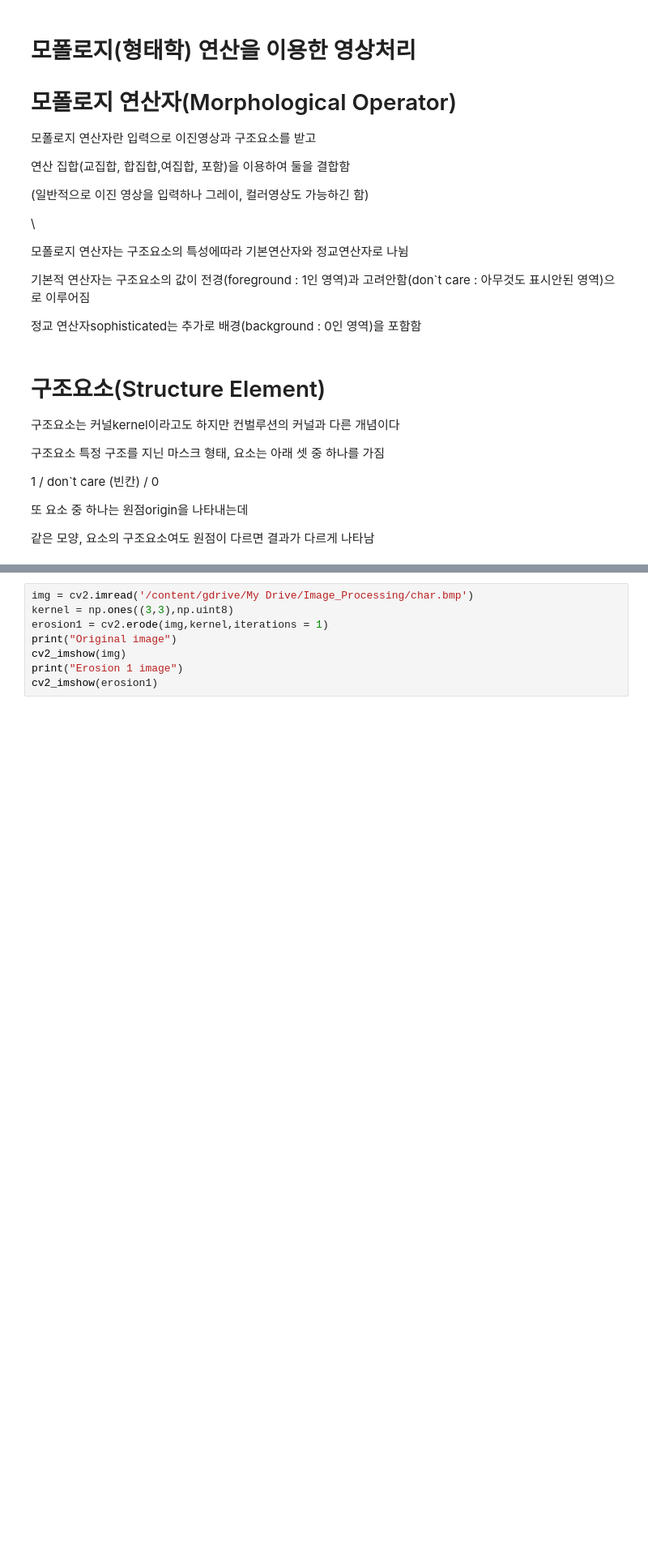
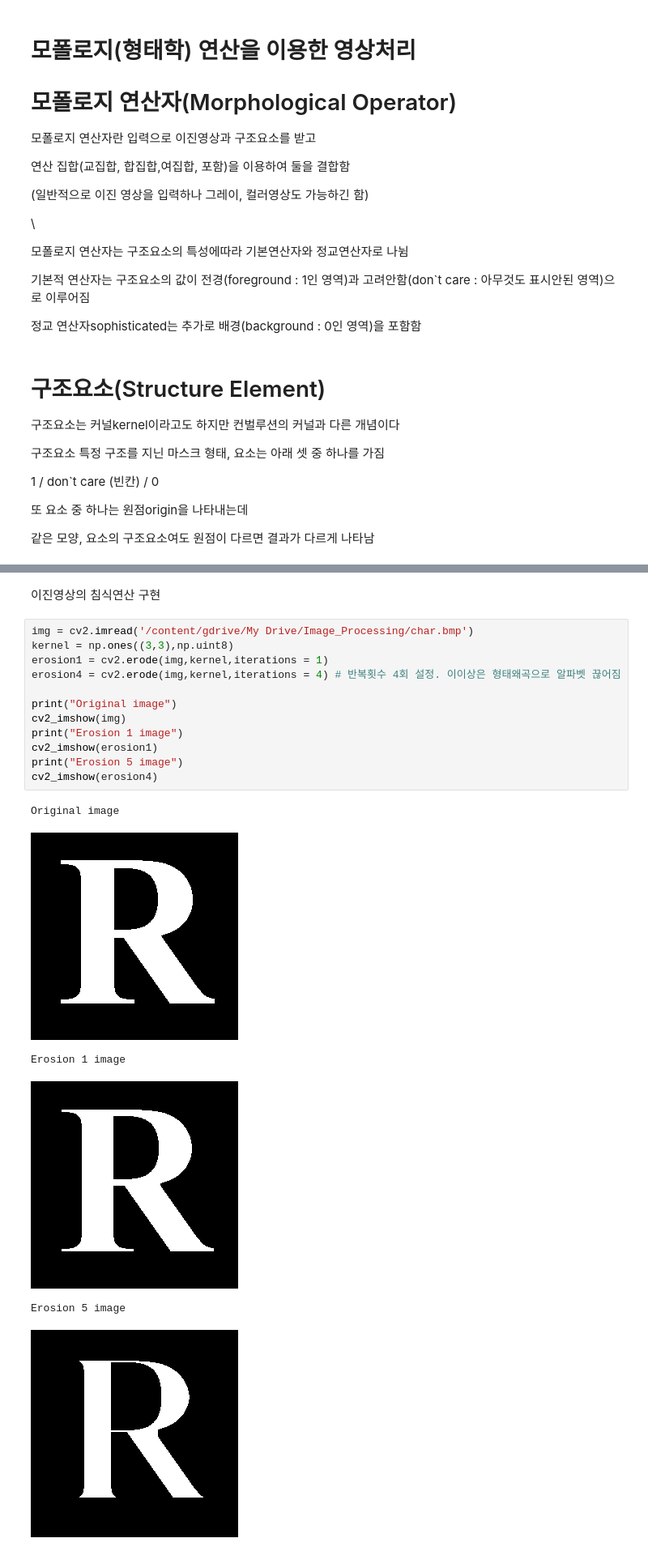
Before and after one commit to olzlt/OpenCV, a Jupyter notebook: OpenCV영상처리_08_Morpology_기법.ipynb, the cells around one changed output, grey strips where cells are left out. Shown at 81% size. Saved outputs shown, nothing was run; the diff lists cells and outputs as text; blank space fills up the shorter version.

```diff
--- a/OpenCV영상처리_08_Morpology_기법.ipynb
+++ b/OpenCV영상처리_08_Morpology_기법.ipynb
@@ -73,8 +111,21 @@ cv2_imshow(dilation3)
+# %% [markdown]
+이진영상의 침식연산 구현
 # %%
 img = cv2.imread('/content/gdrive/My Drive/Image_Processing/char.bmp')
 kernel = np.ones((3,3),np.uint8)
 erosion1 = cv2.erode(img,kernel,iterations = 1)
+erosion4 = cv2.erode(img,kernel,iterations = 4) # 반복횟수 4회 설정. 이이상은 형태왜곡으로 알파벳 끊어짐
+
 print("Original image")
 cv2_imshow(img)
 print("Erosion 1 image")
 cv2_imshow(erosion1)
+print("Erosion 5 image")
+cv2_imshow(erosion4)
+# %% [output]
+Original image
+[figure, added]
+Erosion 1 image
+[figure, added]
+Erosion 5 image
+[figure, added]
```
Also changed, not shown: parts of 24 cells of this notebook.
